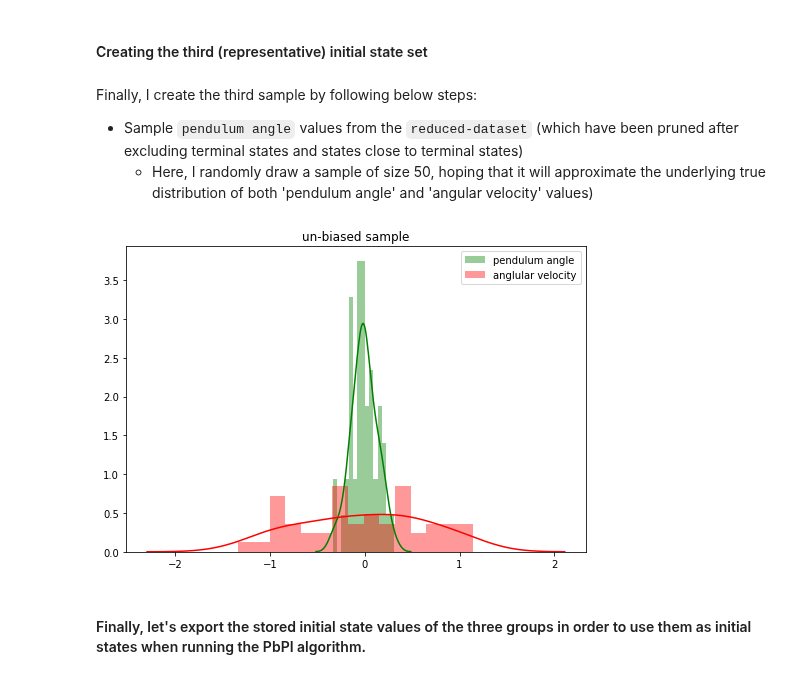
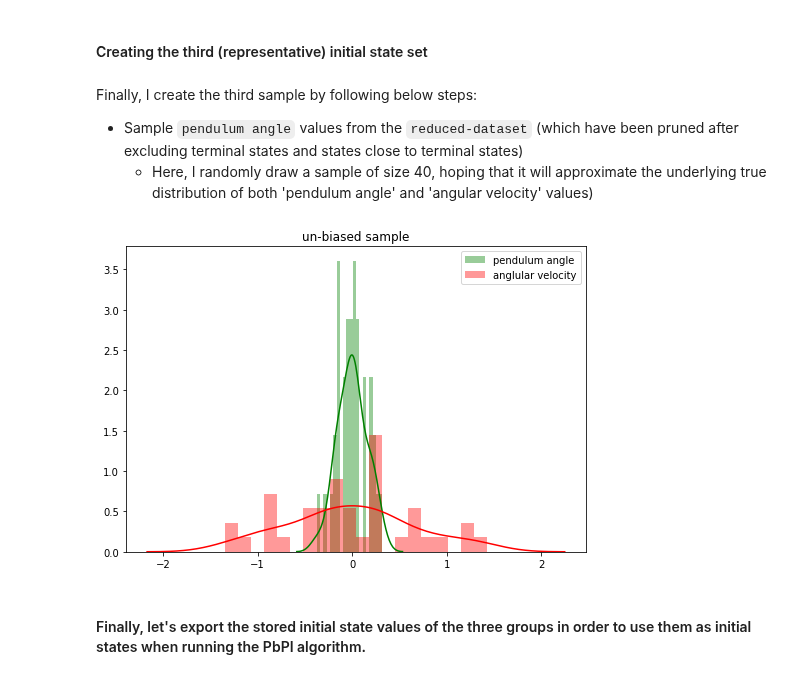
Before and after one commit to PandulaP/RL_Research, a Jupyter notebook: Pb_policy_iteration/cart_pole_modified_env/initial_state_analysis/initial_state_analysis.ipynb, the cells around one changed output. Cells and saved outputs as stored; diff of their text form; code cells hidden in the pictures.

```diff
--- a/Pb_policy_iteration/cart_pole_modified_env/initial_state_analysis/initial_state_analysis.ipynb
+++ b/Pb_policy_iteration/cart_pole_modified_env/initial_state_analysis/initial_state_analysis.ipynb
@@ -495,40 +495,40 @@ plt.show()
 # %% [markdown]
 Finally, I create the third sample by following below steps:
  - Sample `pendulum angle` values from the `reduced-dataset` (which have been pruned after excluding terminal states and states close to terminal states)
-    - Here, I randomly draw a sample of size 50, hoping that it will approximate the underlying true distribution of both 'pendulum angle' and 'angular velocity' values)
+    - Here, I randomly draw a sample of size 40, hoping that it will approximate the underlying true distribution of both 'pendulum angle' and 'angular velocity' values)
 # %%
 # Draw a random sample of size 50 (indexes of the `obs_df_reduced` dataframe)
 np.random.seed(15)
 
-idx = np.random.choice(obs_df_reduced.index.values, size=50)
+idx = np.random.choice(obs_df_reduced.index.values, size=40)
 unbiased_sample_final = obs_df_reduced.loc[obs_df_reduced.index.isin(idx),['pend_angle','angular_velo']]
 unbiased_sample_final.reset_index(drop=True, inplace=True)
 # %%
 # inspect the plot
 fig, ax = plt.subplots(figsize=(7,5))
 
 sns.distplot(unbiased_sample_final.pend_angle
              , hist=True
              , ax=ax
              , color='green'
-             , bins = 15
+             , bins = 20
              , label='pendulum angle')
 
 sns.distplot(unbiased_sample_final.angular_velo
              , hist=True
              , ax=ax
-             , bins = 15
+             , bins = 20
              , color='red'
              , label='anglular velocity')
 
 ax.legend()
 ax.set_xlabel("")
 ax.set_title("un-biased sample")
 
 plt.tight_layout()
 plt.show()
 # %% [output]
-[figure, old version]
+[figure, new version]
 # %% [markdown]
 #### Finally, let's export the stored initial state values of the three groups in order to use them as initial states when running the PbPI algorithm.
 # %% [markdown]
```
Also changed, not shown: parts of 14 cells of this notebook.
